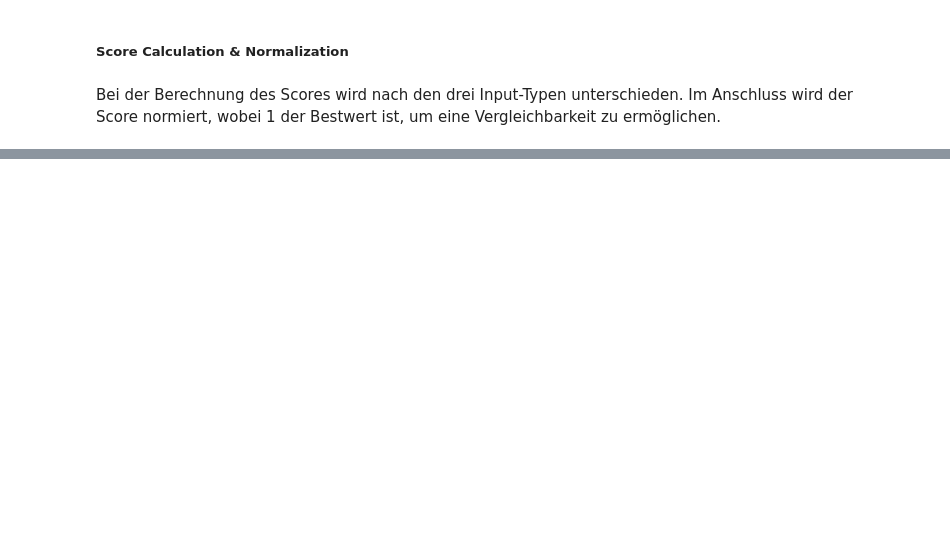
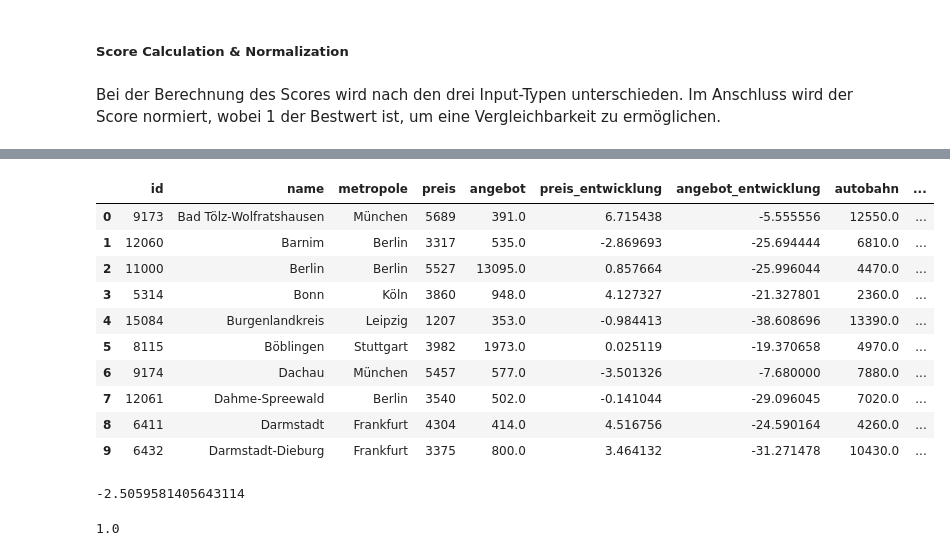
Before and after one commit to HalukaMB/hb-speckguertel-review, a Jupyter notebook: script.ipynb, the cells around one changed output, grey strips where cells are left out. Cells and saved outputs as stored; diff of their text form; code cells hidden in the pictures; blank space fills up the shorter version.

```diff
--- a/script.ipynb
+++ b/script.ipynb
@@ -262,0 +273,22 @@ print(df_scaled['pendler'].median())
+# %%
+df.head(10)
+# %% [output]
+|  | id | name | metropole | preis | angebot | preis_entwicklung | angebot_entwicklung | autobahn | ... |
+| 0 | 9173 | Bad Tölz-Wolfratshausen | München | 5689 | 391.0 | 6.715438 | -5.555556 | 12550.0 | ... |
+| 1 | 12060 | Barnim | Berlin | 3317 | 535.0 | -2.869693 | -25.694444 | 6810.0 | ... |
+| 2 | 11000 | Berlin | Berlin | 5527 | 13095.0 | 0.857664 | -25.996044 | 4470.0 | ... |
+| 3 | 5314 | Bonn | Köln | 3860 | 948.0 | 4.127327 | -21.327801 | 2360.0 | ... |
+| 4 | 15084 | Burgenlandkreis | Leipzig | 1207 | 353.0 | -0.984413 | -38.608696 | 13390.0 | ... |
+| 5 | 8115 | Böblingen | Stuttgart | 3982 | 1973.0 | 0.025119 | -19.370658 | 4970.0 | ... |
+| 6 | 9174 | Dachau | München | 5457 | 577.0 | -3.501326 | -7.680000 | 7880.0 | ... |
+| 7 | 12061 | Dahme-Spreewald | Berlin | 3540 | 502.0 | -0.141044 | -29.096045 | 7020.0 | ... |
+| 8 | 6411 | Darmstadt | Frankfurt | 4304 | 414.0 | 4.516756 | -24.590164 | 4260.0 | ... |
+| 9 | 6432 | Darmstadt-Dieburg | Frankfurt | 3375 | 800.0 | 3.464132 | -31.271478 | 10430.0 | ... |
+# %%
+print(df_scaled['schule'].min())
+# %% [output]
+-2.5059581405643114
+# %%
+print(score_max)
+# %% [output]
+1.0
```
Also changed, not shown: parts of 7 cells of this notebook, 1 other file.
